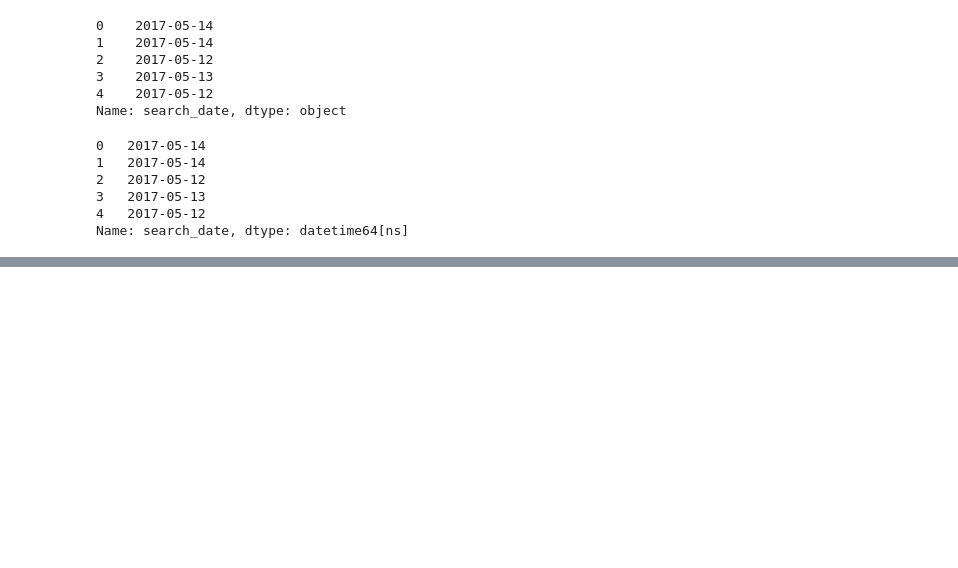
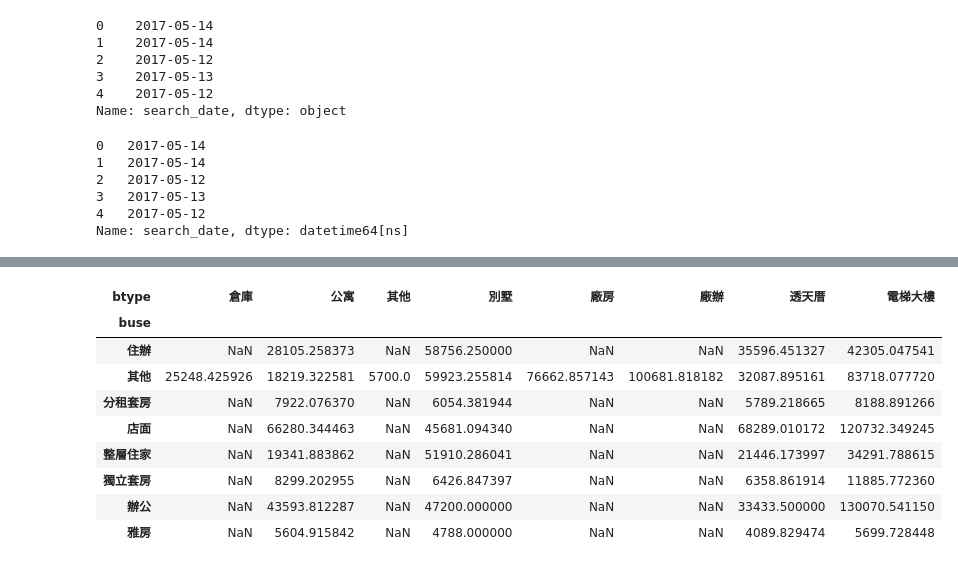
Before and after one commit to ywchiu/chinalife, a Jupyter notebook: Demo20191001.ipynb, the cells around one changed output, grey strips where cells are left out. Saved outputs shown, nothing was run; the diff lists cells and outputs as text; code cells hidden in the pictures; blank space fills up the shorter version.

```diff
--- a/Demo20191001.ipynb
+++ b/Demo20191001.ipynb
@@ -306,0 +387,16 @@ house[house['search_date'] >= '2017-05-14'].head(3)
+# %%
+house.pivot_table(index='buse',
+                  columns='btype',
+                  values='price',
+                 aggfunc=mean)
+# %% [output]
+| btype | 倉庫 | 公寓 | 其他 | 別墅 | 廠房 | 廠辦 | 透天厝 | 電梯大樓 |
+| buse |  |  |  |  |  |  |  |  |
+| 住辦 | NaN | 28105.258373 | NaN | 58756.250000 | NaN | NaN | 35596.451327 | 42305.047541 |
+| 其他 | 25248.425926 | 18219.322581 | 5700.0 | 59923.255814 | 76662.857143 | 100681.818182 | 32087.895161 | 83718.077720 |
+| 分租套房 | NaN | 7922.076370 | NaN | 6054.381944 | NaN | NaN | 5789.218665 | 8188.891266 |
+| 店面 | NaN | 66280.344463 | NaN | 45681.094340 | NaN | NaN | 68289.010172 | 120732.349245 |
+| 整層住家 | NaN | 19341.883862 | NaN | 51910.286041 | NaN | NaN | 21446.173997 | 34291.788615 |
+| 獨立套房 | NaN | 8299.202955 | NaN | 6426.847397 | NaN | NaN | 6358.861914 | 11885.772360 |
+| 辦公 | NaN | 43593.812287 | NaN | 47200.000000 | NaN | NaN | 33433.500000 | 130070.541150 |
+| 雅房 | NaN | 5604.915842 | NaN | 4788.000000 | NaN | NaN | 4089.829474 | 5699.728448 |
```
Also changed, not shown: parts of 70 cells of this notebook.
